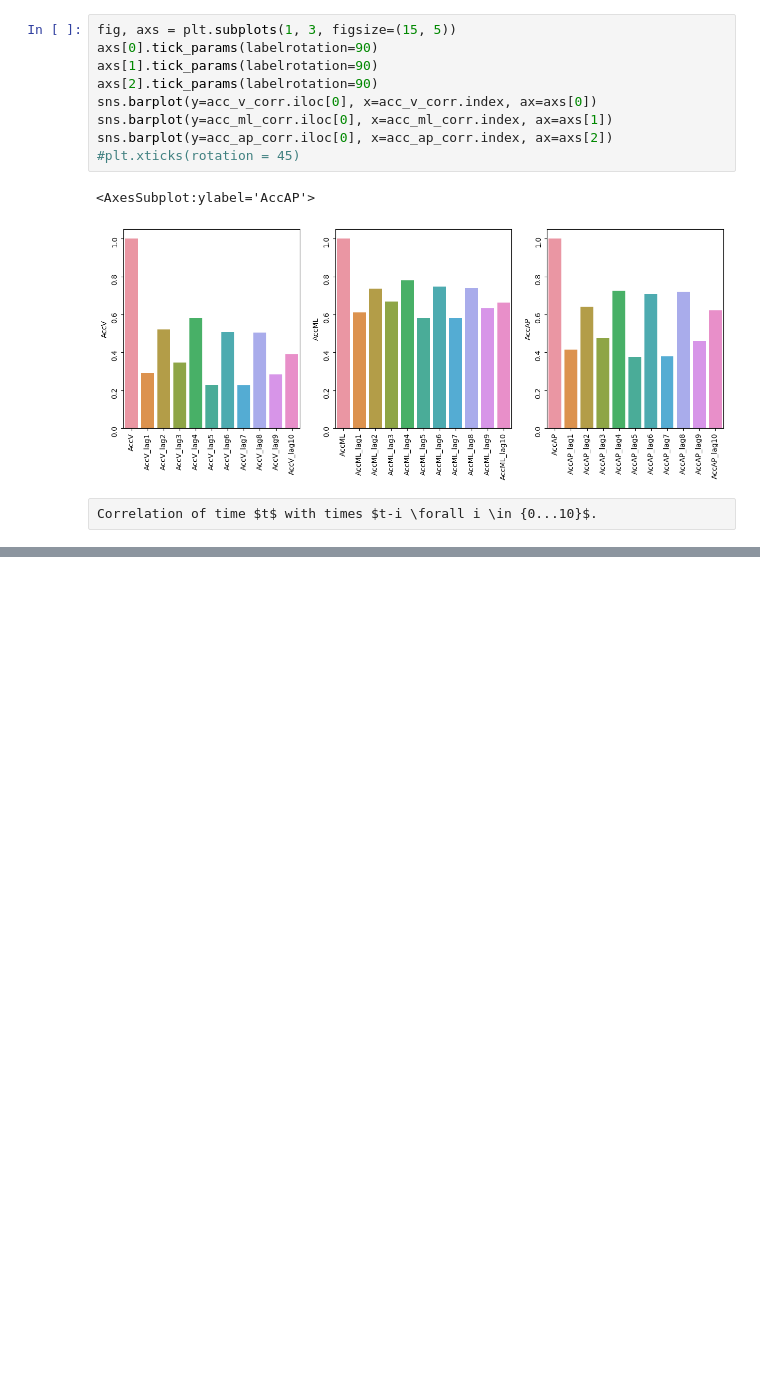
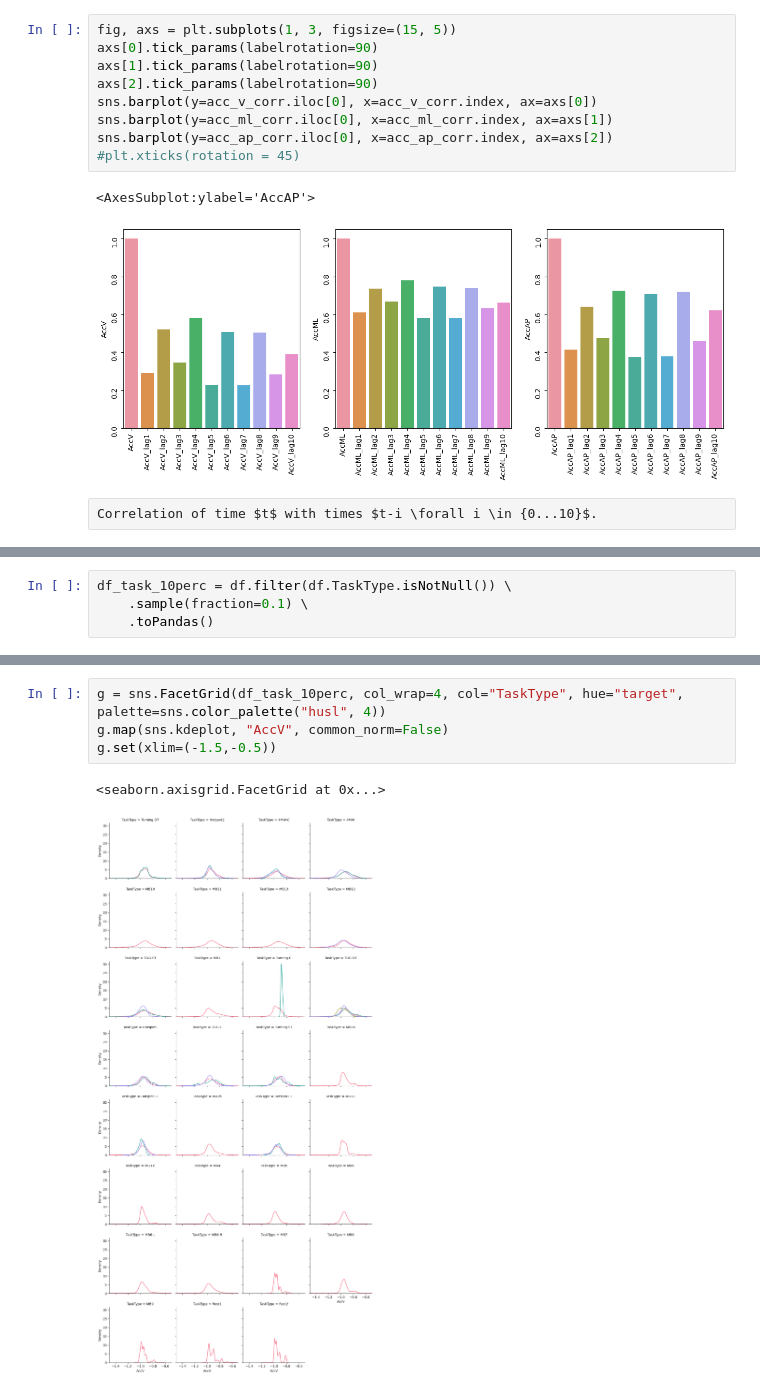
Before and after one commit to zmwm37/fog, a Jupyter notebook: code/eda.ipynb, the cells around one changed output, grey strips where cells are left out. Saved outputs shown, nothing was run; the diff lists cells and outputs as text; blank space fills up the shorter version.

```diff
--- a/code/eda.ipynb
+++ b/code/eda.ipynb
@@ -185,0 +193,4 @@ Correlation of time $t$ with times $t-i \forall i \in {0...10}$.
+# %%
+df_task_10perc = df.filter(df.TaskType.isNotNull()) \
+    .sample(fraction=0.1) \
+    .toPandas()
@@ -185,0 +213,7 @@ Correlation of time $t$ with times $t-i \forall i \in {0...10}$.
+# %%
+g = sns.FacetGrid(df_task_10perc, col_wrap=4, col="TaskType", hue="target", palette=sns.color_palette("husl", 4))
+g.map(sns.kdeplot, "AccV", common_norm=False)
+g.set(xlim=(-1.5,-0.5))
+# %% [output]
+<seaborn.axisgrid.FacetGrid at 0x...>
+[figure, added]
```
Also changed, not shown: parts of 24 cells of this notebook.
